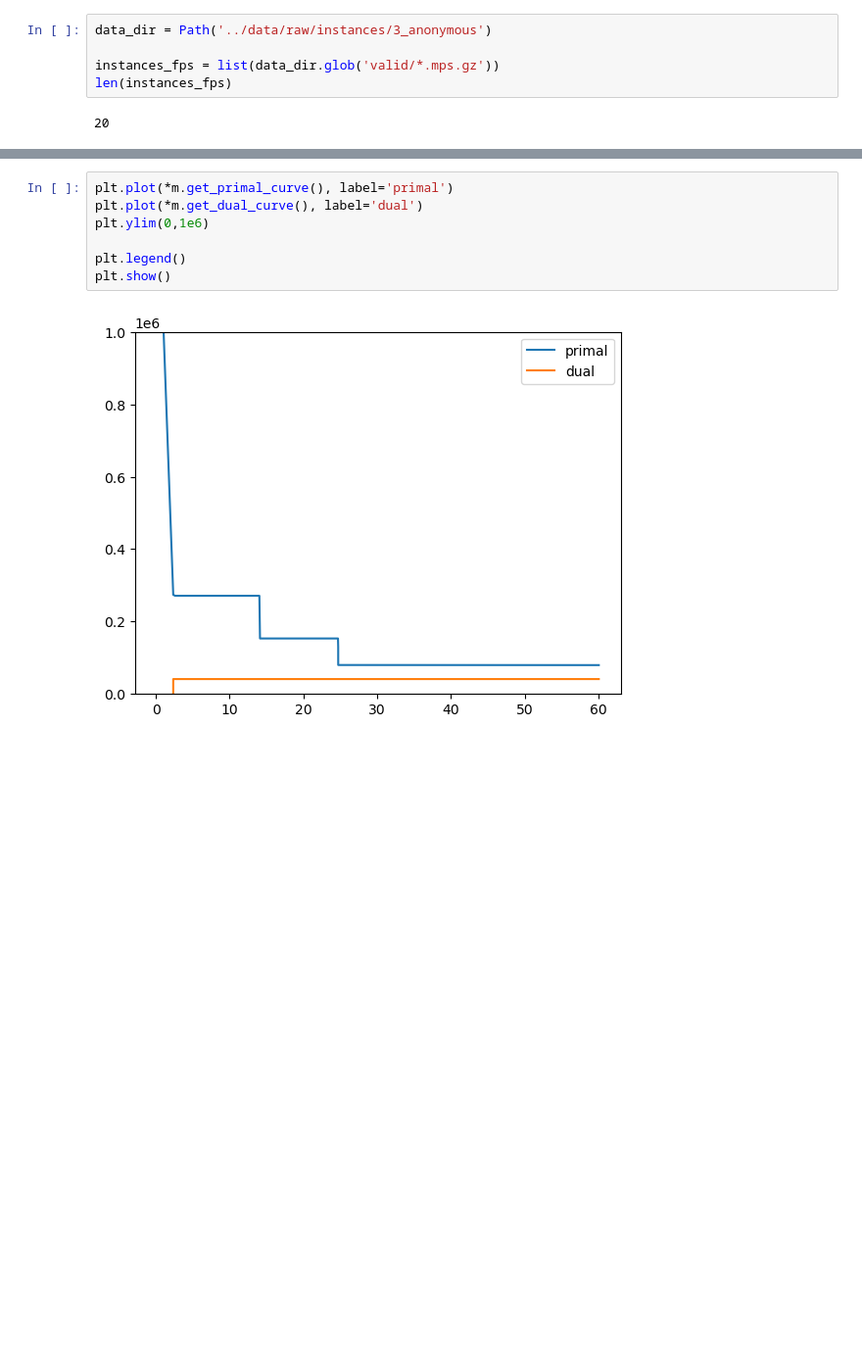
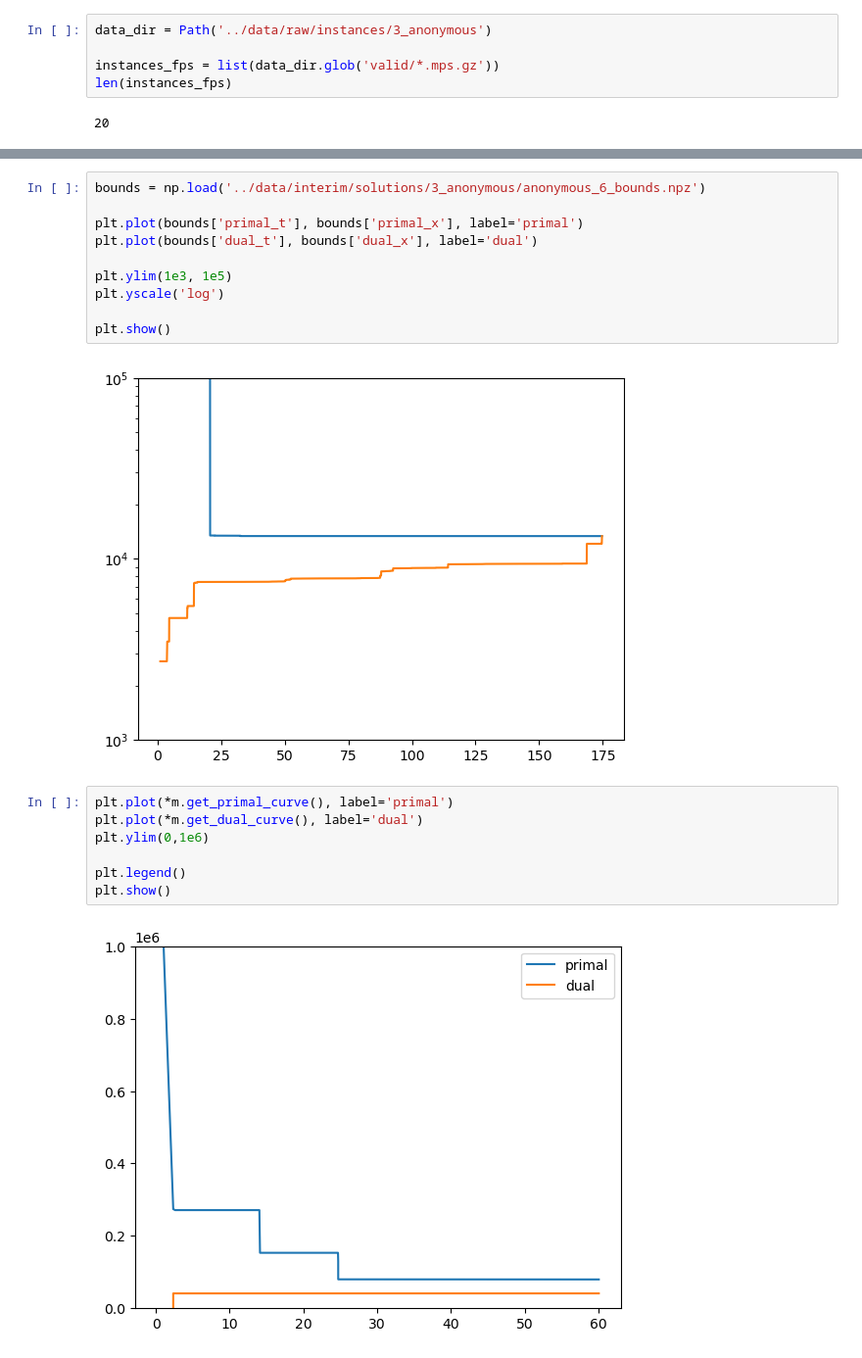
Before and after one commit to brunompacheco/learn2schedule, a Jupyter notebook: notebooks/0.0-bmp-ML4CO-data.ipynb, the cells around one changed output, grey strips where cells are left out. Shown at 98% size. Cells and saved outputs as stored; diff of their text form; blank space fills up the shorter version.

```diff
--- a/notebooks/0.0-bmp-ML4CO-data.ipynb
+++ b/notebooks/0.0-bmp-ML4CO-data.ipynb
@@ -49,3 +73,15 @@ Gap                : 93.69 %
+# %%
+bounds = np.load('../data/interim/solutions/3_anonymous/anonymous_6_bounds.npz')
+
+plt.plot(bounds['primal_t'], bounds['primal_x'], label='primal')
+plt.plot(bounds['dual_t'], bounds['dual_x'], label='dual')
+
+plt.ylim(1e3, 1e5)
+plt.yscale('log')
+
+plt.show()
+# %% [output]
+[figure, added]
 # %%
 plt.plot(*m.get_primal_curve(), label='primal')
 plt.plot(*m.get_dual_curve(), label='dual')
```
Also changed, not shown: parts of 3 cells of this notebook, 1 other file.
